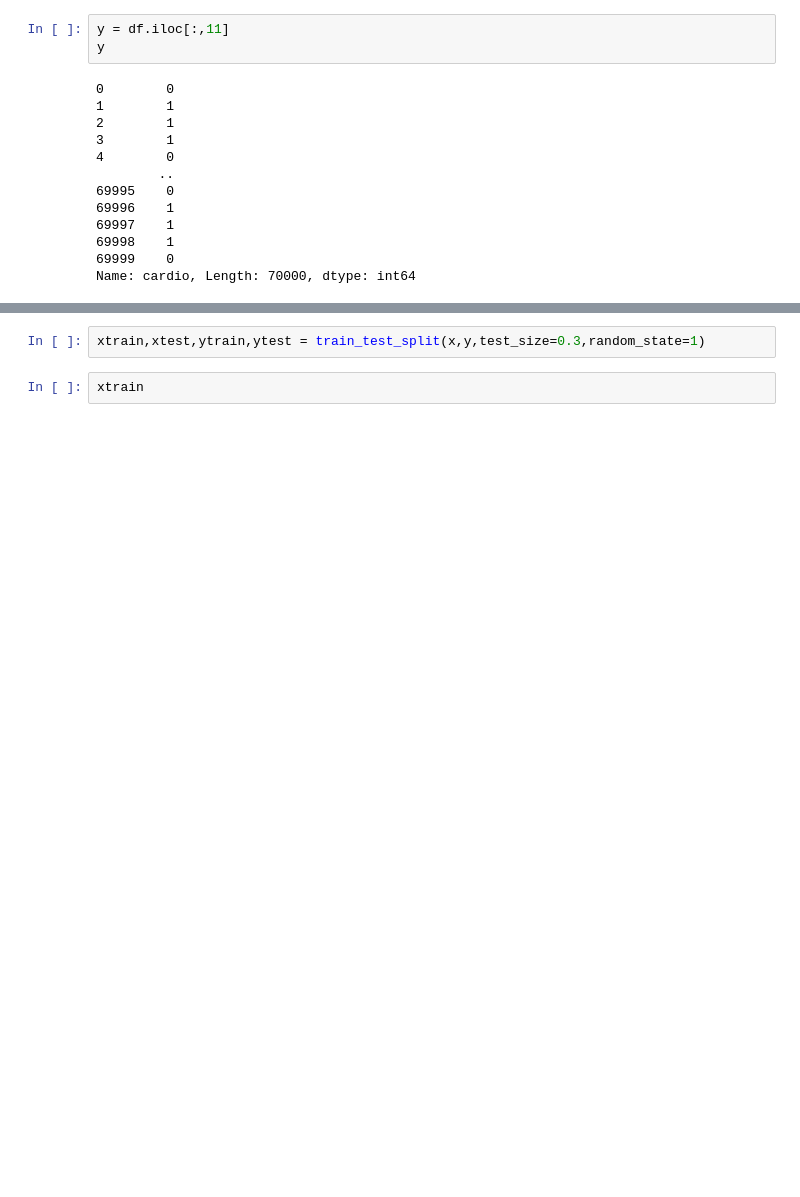
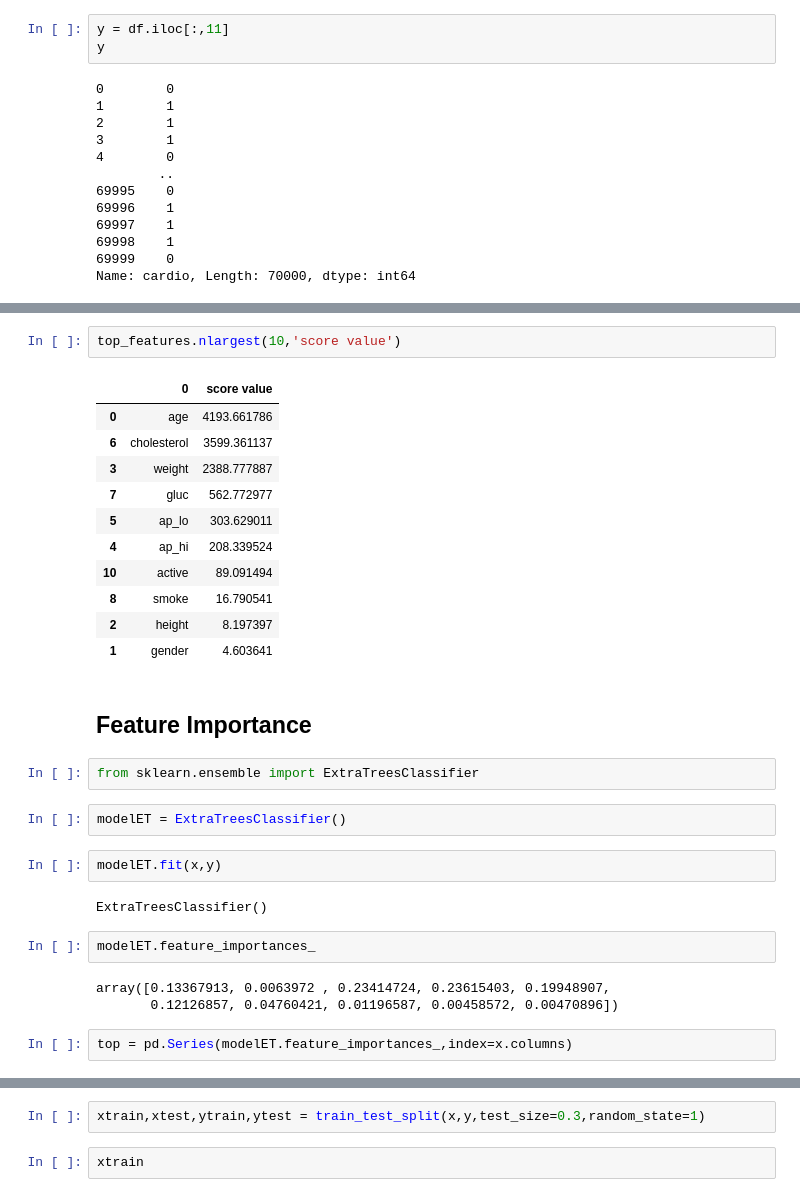
Before and after one commit to SRHridoy/Machine-Learning-for-Research, a Jupyter notebook: 12_Predicting Heart Disease using Random Forest/Predicting Heart Disease using Random Forest.ipynb, the cells around one changed output, grey strips where cells are left out. Cells and saved outputs as stored; diff of their text form; blank space fills up the shorter version.

```diff
--- a/12_Predicting Heart Disease using Random Forest/Predicting Heart Disease using Random Forest.ipynb
+++ b/12_Predicting Heart Disease using Random Forest/Predicting Heart Disease using Random Forest.ipynb
@@ -125,0 +192,31 @@ Name: cardio, Length: 70000, dtype: int64
+# %%
+top_features.nlargest(10,'score value')
+# %% [output]
+|  | 0 | score value |
+| 0 | age | 4193.661786 |
+| 6 | cholesterol | 3599.361137 |
+| 3 | weight | 2388.777887 |
+| 7 | gluc | 562.772977 |
+| 5 | ap_lo | 303.629011 |
+| 4 | ap_hi | 208.339524 |
+| 10 | active | 89.091494 |
+| 8 | smoke | 16.790541 |
+| 2 | height | 8.197397 |
+| 1 | gender | 4.603641 |
+# %% [markdown]
+## Feature Importance
+# %%
+from sklearn.ensemble import ExtraTreesClassifier
+# %%
+modelET = ExtraTreesClassifier()
+# %%
+modelET.fit(x,y)
+# %% [output]
+ExtraTreesClassifier()
+# %%
+modelET.feature_importances_
+# %% [output]
+array([0.13367913, 0.0063972 , 0.23414724, 0.23615403, 0.19948907,
+       0.12126857, 0.04760421, 0.01196587, 0.00458572, 0.00470896])
+# %%
+top = pd.Series(modelET.feature_importances_,index=x.columns)
```
Also changed, not shown: parts of 16 cells of this notebook.
